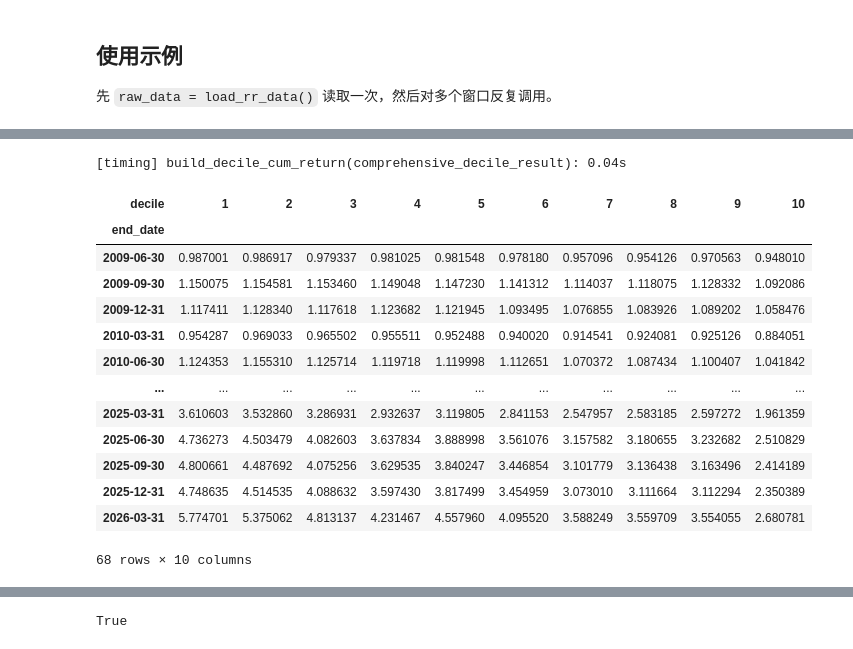
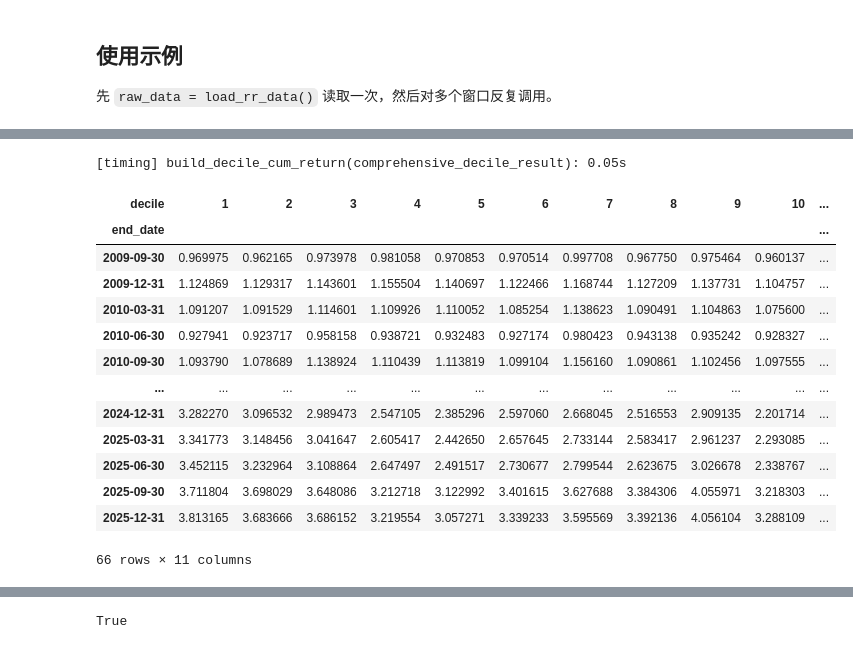
Before and after one commit to MLPwithL/End-to-End-China-Fund-Evaluation-Process, a Jupyter notebook: fun_RR_plus.ipynb, the cells around one changed output, grey strips where cells are left out. Cells and saved outputs as stored; diff of their text form; code cells hidden in the pictures.

```diff
--- a/fun_RR_plus.ipynb
+++ b/fun_RR_plus.ipynb
@@ -82,19 +76,13 @@ def prepare_rr_base_data(raw_data, verbose=True):
         .sort_values('PRICE_DATE')
         .drop_duplicates('PRICE_DATE', keep='last')
     )
-    fi_daily = (
-        raw_data.fi.rename(columns={'TRADE_DT': 'PRICE_DATE'})
-        .sort_values('PRICE_DATE')
-        .drop_duplicates('PRICE_DATE', keep='last')
-    )
     fs_daily = (
         raw_data.fs.rename(columns={'time': 'PRICE_DATE'})
         .sort_values('PRICE_DATE')
         .drop_duplicates('PRICE_DATE', keep='last')
     )
     raw_data.factor_data = (
-        fm_daily.merge(fi_daily, on='PRICE_DATE', how='left', validate='one_to_one')
-        .merge(fs_daily, on='PRICE_DATE', how='left', validate='one_to_one')
+        fm_daily.merge(fs_daily, on='PRICE_DATE', how='left', validate='one_to_one')
         .sort_values('PRICE_DATE')
         .set_index('PRICE_DATE', drop=False)
     )
@@ -111,7 +99,7 @@ def load_rr_data(fold=DEFAULT_FOLD, verbose=True):
         SH=pd.read_feather(fold / '基金数据' / 'CHINAMUTUALFUNDSTOCKPORTFOLIO.feather'),
         fm=pd.read_csv(fold / '宽基指数日行情' / '宽基指数收益率.csv'),
         fi=pd.read_feather(fold / '申万一级行业' / '申万一级行业_with_dailyreturn.feather'),
-        fs=pd.read_feather(fold / 'Barra_CNE5' / 'Barra风格因子收益率.feather'),
+        fs=pd.read_parquet(fold / 'Barra_CNE5' / BARRA_FACTOR_RETURN_FILE),
     )
     fund_type_col = 'F_INFO_TYPE'
     open_fund_type = '契约型开放式'
@@ -156,7 +144,7 @@ def load_rr_data(fold=DEFAULT_FOLD, verbose=True):
         print(f'[timing] load_rr_data: {time.perf_counter() - start_time:.2f}s')
     return raw_data
 
-def build_rr_data(raw_data, start_date, end_date, min_fund_days=120, max_fill_ratio=0.05, verbose=True):
+def build_rr_data(raw_data, start_date, end_date, min_fund_days=60, max_fill_ratio=0.05, verbose=True):
     """使用一次性预处理的基础表构建单个窗口 rr_data。"""
     start_time = time.perf_counter()
     start_date = pd.to_datetime(start_date)
@@ -384,7 +372,7 @@ def run_regularized_regression(
             sort=False,
             observed=True
         )
-        if len(fund_data) >= 60
+        if len(fund_data) >= 50
     ]
 
     if verbose:
@@ -1616,7 +1618,7 @@ def run_rr_window(start_date, end_date, fold=DEFAULT_FOLD, raw_data=None, manage
         print(f'[timing] run_rr_window {pd.to_datetime(start_date).date()} ~ {pd.to_datetime(end_date).date()}: {window_elapsed:.2f}s')
     return output
 # %%
-def make_quarterly_rolling_windows(global_start_date, global_end_date, raw_data=None, fold=DEFAULT_FOLD, lookback_trading_days=120, include_incomplete_start=False, verbose=True):
+def make_quarterly_rolling_windows(global_start_date, global_end_date, raw_data=None, fold=DEFAULT_FOLD, lookback_trading_days=60, include_incomplete_start=False, verbose=True):
     """生成季度末滚动窗口。
 
     给定总开始日期和总结束日期，自动寻找区间内的 3/31、6/30、9/30、12/31
@@ -1749,5 +1756,10 @@ import pickle
 with open('outs.pkl', 'wb') as f:
     pickle.dump(outs, f)
+# %%
+import pickle
+# 取outs
+with open('outs.pkl', 'rb') as f:
+    outs = pickle.load(f)
 # %%
 def build_decile_cum_return(
     outs,
@@ -2241,23 +2299,24 @@ timing_decile_cum_pivot
 # %%
 comprehensive_decile_cum, comprehensive_decile_cum_pivot = build_decile_cum_return(
     outs,
-    decile_key='comprehensive_decile_result'
+    decile_key='comprehensive_decile_result',
+    include_long_short=True
 )
 
 comprehensive_decile_cum_pivot
 # %% [output]
-[timing] build_decile_cum_return(comprehensive_decile_result): 0.04s
+[timing] build_decile_cum_return(comprehensive_decile_result): 0.05s
-| decile | 1 | 2 | 3 | 4 | 5 | 6 | 7 | 8 | 9 | 10 |
-| end_date |  |  |  |  |  |  |  |  |  |  |
-| 2009-06-30 | 0.987001 | 0.986917 | 0.979337 | 0.981025 | 0.981548 | 0.978180 | 0.957096 | 0.954126 | 0.970563 | 0.948010 |
-| 2009-09-30 | 1.150075 | 1.154581 | 1.153460 | 1.149048 | 1.147230 | 1.141312 | 1.114037 | 1.118075 | 1.128332 | 1.092086 |
-| 2009-12-31 | 1.117411 | 1.128340 | 1.117618 | 1.123682 | 1.121945 | 1.093495 | 1.076855 | 1.083926 | 1.089202 | 1.058476 |
-| 2010-03-31 | 0.954287 | 0.969033 | 0.965502 | 0.955511 | 0.952488 | 0.940020 | 0.914541 | 0.924081 | 0.925126 | 0.884051 |
-| 2010-06-30 | 1.124353 | 1.155310 | 1.125714 | 1.119718 | 1.119998 | 1.112651 | 1.070372 | 1.087434 | 1.100407 | 1.041842 |
-| ... | ... | ... | ... | ... | ... | ... | ... | ... | ... | ... |
-| 2025-03-31 | 3.610603 | 3.532860 | 3.286931 | 2.932637 | 3.119805 | 2.841153 | 2.547957 | 2.583185 | 2.597272 | 1.961359 |
-| 2025-06-30 | 4.736273 | 4.503479 | 4.082603 | 3.637834 | 3.888998 | 3.561076 | 3.157582 | 3.180655 | 3.232682 | 2.510829 |
-| 2025-09-30 | 4.800661 | 4.487692 | 4.075256 | 3.629535 | 3.840247 | 3.446854 | 3.101779 | 3.136438 | 3.163496 | 2.414189 |
-| 2025-12-31 | 4.748635 | 4.514535 | 4.088632 | 3.597430 | 3.817499 | 3.454959 | 3.073010 | 3.111664 | 3.112294 | 2.350389 |
-| 2026-03-31 | 5.774701 | 5.375062 | 4.813137 | 4.231467 | 4.557960 | 4.095520 | 3.588249 | 3.559709 | 3.554055 | 2.680781 |
+| decile | 1 | 2 | 3 | 4 | 5 | 6 | 7 | 8 | 9 | 10 | ... |
+| end_date |  |  |  |  |  |  |  |  |  |  | ... |
+| 2009-09-30 | 0.969975 | 0.962165 | 0.973978 | 0.981058 | 0.970853 | 0.970514 | 0.997708 | 0.967750 | 0.975464 | 0.960137 | ... |
+| 2009-12-31 | 1.124869 | 1.129317 | 1.143601 | 1.155504 | 1.140697 | 1.122466 | 1.168744 | 1.127209 | 1.137731 | 1.104757 | ... |
+| 2010-03-31 | 1.091207 | 1.091529 | 1.114601 | 1.109926 | 1.110052 | 1.085254 | 1.138623 | 1.090491 | 1.104863 | 1.075600 | ... |
+| 2010-06-30 | 0.927941 | 0.923717 | 0.958158 | 0.938721 | 0.932483 | 0.927174 | 0.980423 | 0.943138 | 0.935242 | 0.928327 | ... |
+| 2010-09-30 | 1.093790 | 1.078689 | 1.138924 | 1.110439 | 1.113819 | 1.099104 | 1.156160 | 1.090861 | 1.102456 | 1.097555 | ... |
+| ... | ... | ... | ... | ... | ... | ... | ... | ... | ... | ... | ... |
+| 2024-12-31 | 3.282270 | 3.096532 | 2.989473 | 2.547105 | 2.385296 | 2.597060 | 2.668045 | 2.516553 | 2.909135 | 2.201714 | ... |
+| 2025-03-31 | 3.341773 | 3.148456 | 3.041647 | 2.605417 | 2.442650 | 2.657645 | 2.733144 | 2.583417 | 2.961237 | 2.293085 | ... |
+| 2025-06-30 | 3.452115 | 3.232964 | 3.108864 | 2.647497 | 2.491517 | 2.730677 | 2.799544 | 2.623675 | 3.026678 | 2.338767 | ... |
+| 2025-09-30 | 3.711804 | 3.698029 | 3.648086 | 3.212718 | 3.122992 | 3.401615 | 3.627688 | 3.384306 | 4.055971 | 3.218303 | ... |
+| 2025-12-31 | 3.813165 | 3.683666 | 3.686152 | 3.219554 | 3.057271 | 3.339233 | 3.595569 | 3.392136 | 4.056104 | 3.288109 | ... |
-68 rows × 10 columns
+66 rows × 11 columns
```
Also changed, not shown: parts of 26 cells of this notebook, 4 other files.
